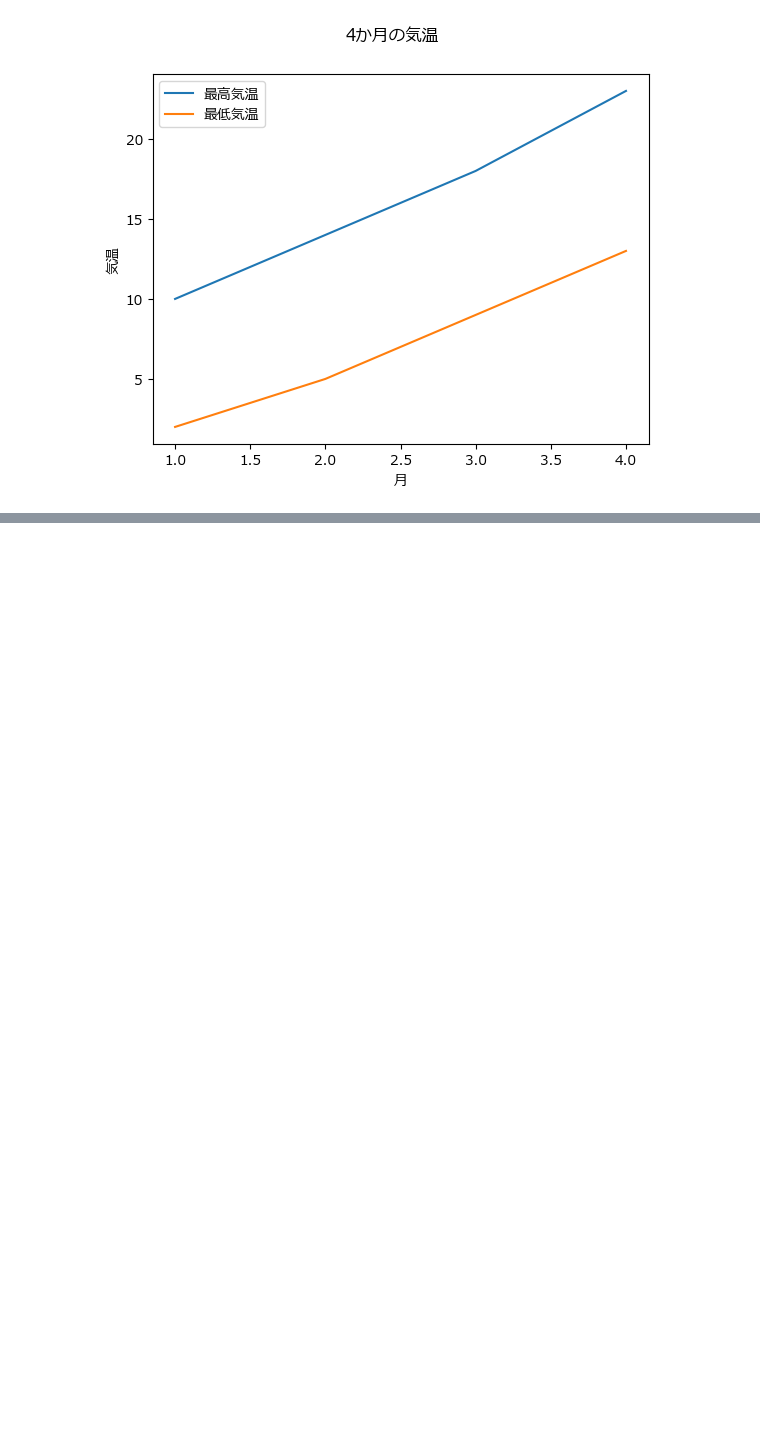
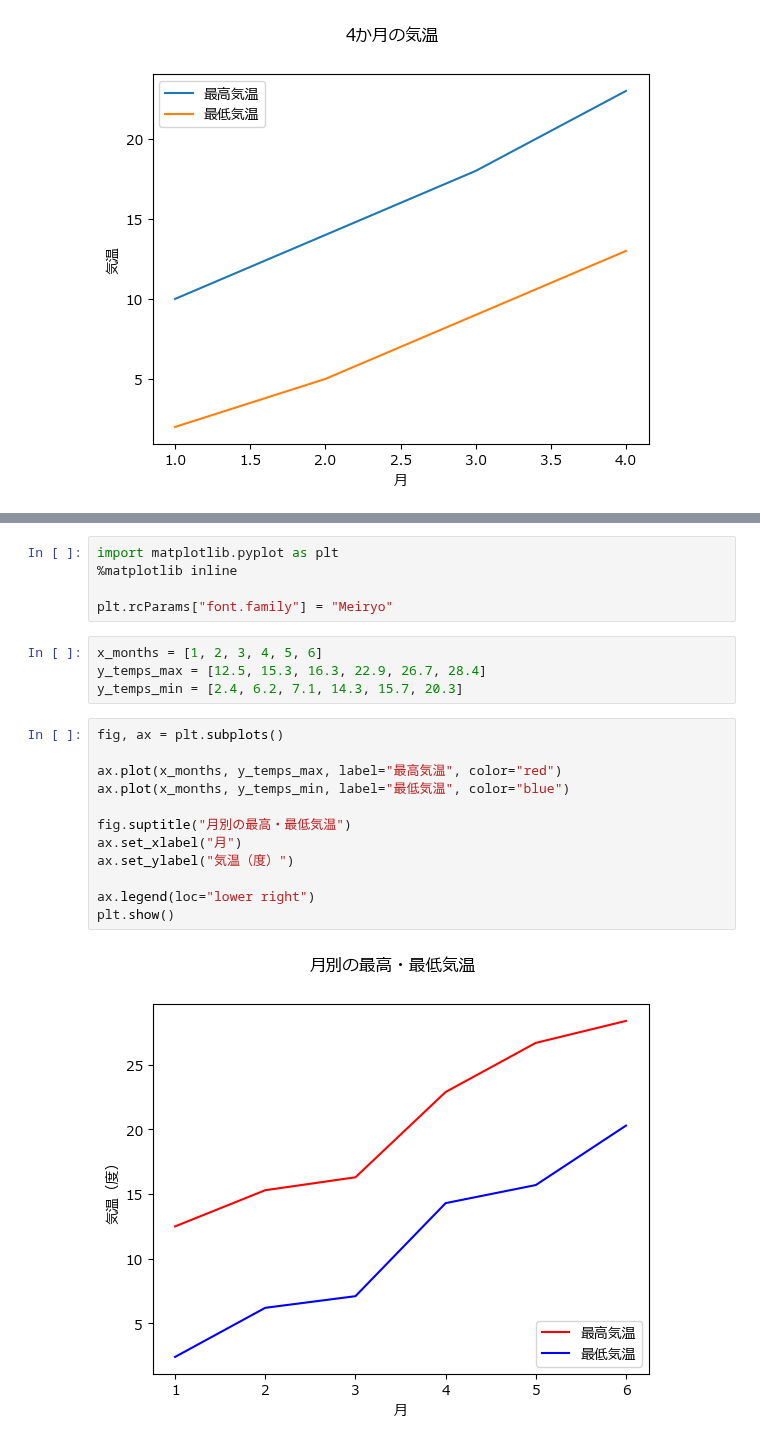
Before and after one commit to kjfarm1225/pyq_practice, a Jupyter notebook: 140_2_matplotlib_customize/140-2_matplotlib_customize.ipynb, the cells around one changed output, grey strips where cells are left out. Drawn from its saved outputs; the diff is of its cells as text; blank space fills up the shorter version.

```diff
--- a/140_2_matplotlib_customize/140-2_matplotlib_customize.ipynb
+++ b/140_2_matplotlib_customize/140-2_matplotlib_customize.ipynb
@@ -132,0 +136,23 @@ plt.show()
+# %%
+import matplotlib.pyplot as plt
+%matplotlib inline
+
+plt.rcParams["font.family"] = "Meiryo"
+# %%
+x_months = [1, 2, 3, 4, 5, 6]
+y_temps_max = [12.5, 15.3, 16.3, 22.9, 26.7, 28.4]
+y_temps_min = [2.4, 6.2, 7.1, 14.3, 15.7, 20.3]
+# %%
+fig, ax = plt.subplots()
+
+ax.plot(x_months, y_temps_max, label="最高気温", color="red")
+ax.plot(x_months, y_temps_min, label="最低気温", color="blue")
+
+fig.suptitle("月別の最高・最低気温")
+ax.set_xlabel("月")
+ax.set_ylabel("気温（度）")
+
+ax.legend(loc="lower right")
+plt.show()
+# %% [output]
+[figure, added]
```
Also changed, not shown: parts of 3 cells of this notebook.
